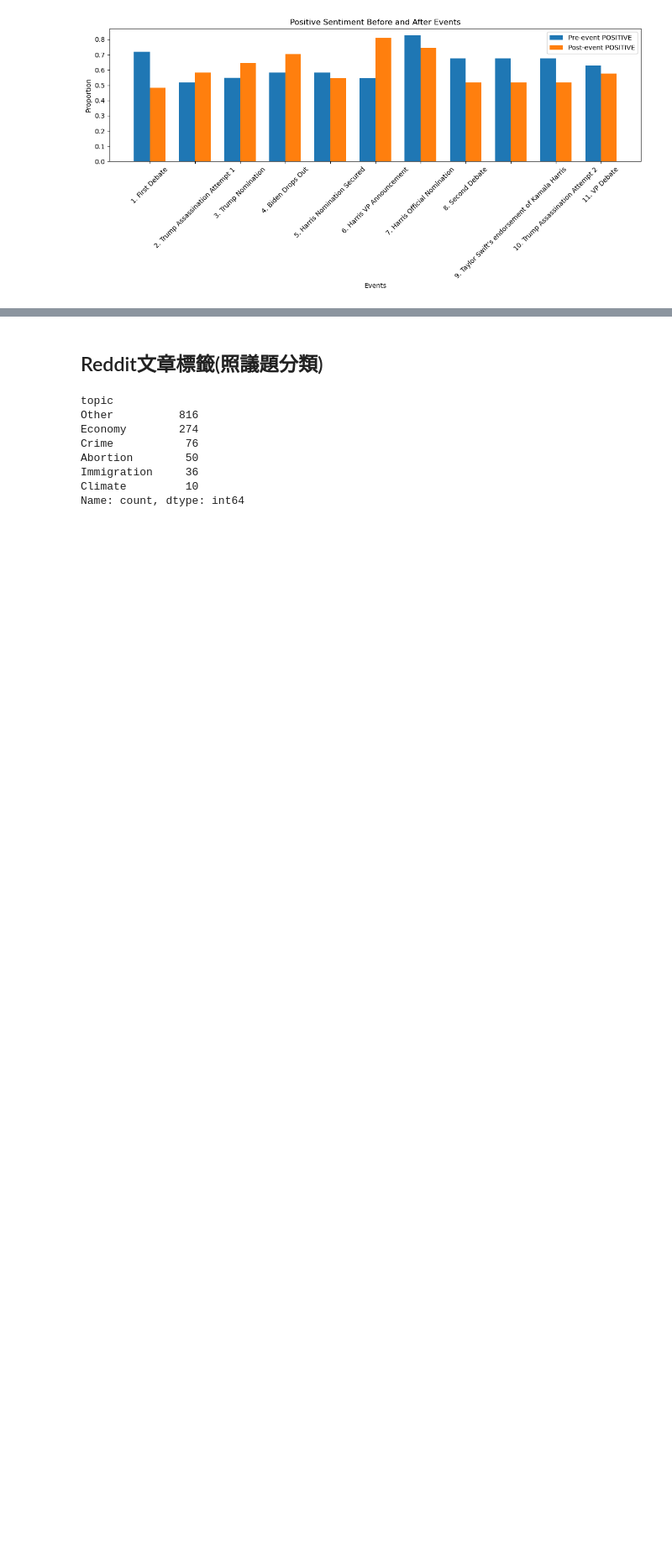
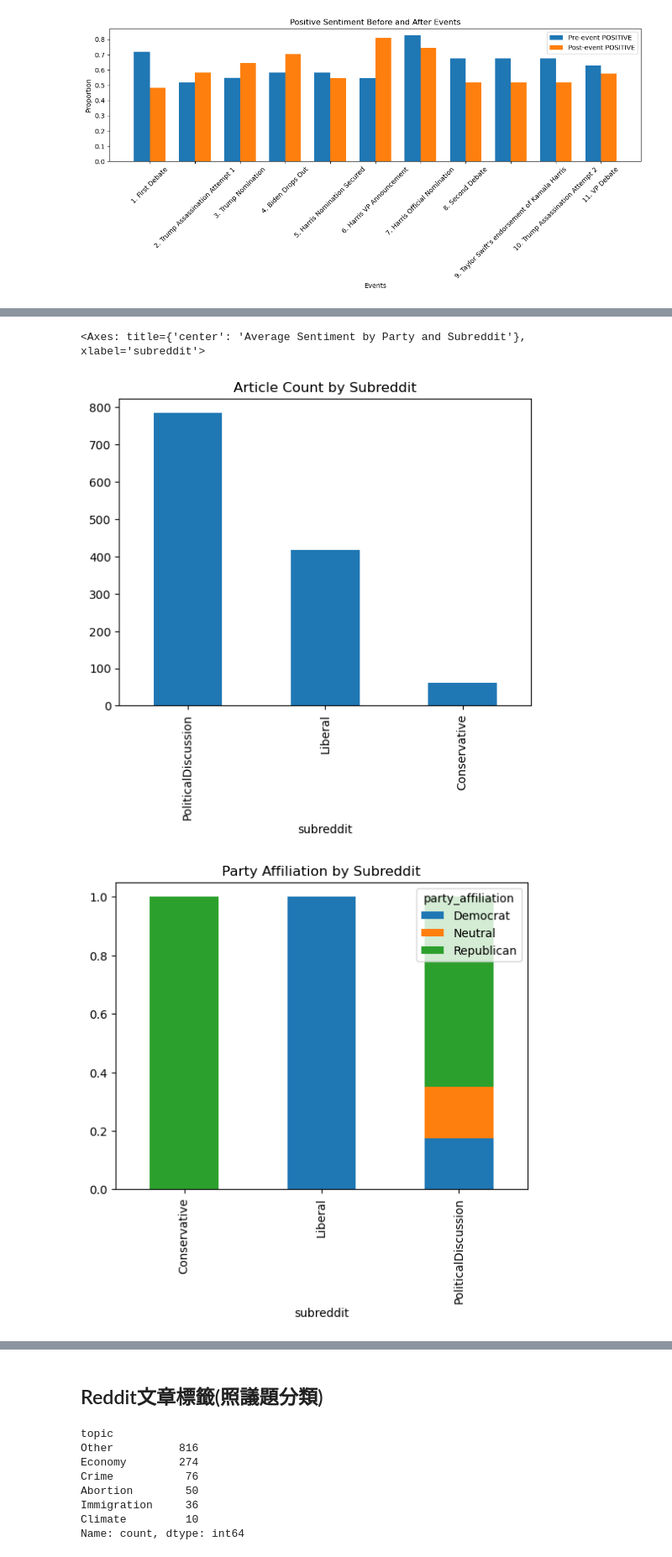
Before and after one commit to maurice1117/election-news-TM, a Jupyter notebook: main.ipynb, the cells around one changed output, grey strips where cells are left out. Shown at 84% size. Drawn from its saved outputs; the diff is of its cells as text; code cells hidden in the pictures; blank space fills up the shorter version.

```diff
--- a/main.ipynb
+++ b/main.ipynb
@@ -547,0 +582,36 @@ plt.show()
+# %%
+analyzer = SentimentIntensityAnalyzer()
+
+def analyze_party_sentiment(row):
+    text = row['text'].lower()
+    sentiment_score = analyzer.polarity_scores(text)['compound']  # 正負情感分數
+
+    if row['subreddit'] == 'PoliticalDiscussion':
+        democrat_count = sum(text.count(word) for word in democrat_keywords)
+        republican_count = sum(text.count(word) for word in republican_keywords)
+
+        if democrat_count > republican_count:
+            party = 'Democrat'
+        elif republican_count > democrat_count:
+            party = 'Republican'
+        else:
+            party = 'Neutral'
+    else:
+        party = 'Republican' if row['subreddit'] == 'Conservative' else 'Democrat'
+
+    return party, sentiment_score
+
+# 添加分類和情感分數列
+data[['party_affiliation', 'sentiment_score']] = data.apply(analyze_party_sentiment, axis=1, result_type='expand')
+# %%
+data['subreddit'].value_counts().plot(kind='bar', title='Article Count by Subreddit')
+
+party_distribution = data.groupby('subreddit')['party_affiliation'].value_counts(normalize=True).unstack()
+party_distribution.plot(kind='bar', stacked=True, title='Party Affiliation by Subreddit')
+
+sentiment_analysis = data.groupby(['subreddit', 'party_affiliation'])['sentiment_score'].mean().unstack()
+sentiment_analysis.plot(kind='bar', title='Average Sentiment by Party and Subreddit')
+# %% [output]
+<Axes: title={'center': 'Average Sentiment by Party and Subreddit'}, xlabel='subreddit'>
+[figure, added]
+[figure, added]
```
Also changed, not shown: parts of 8 cells of this notebook.
